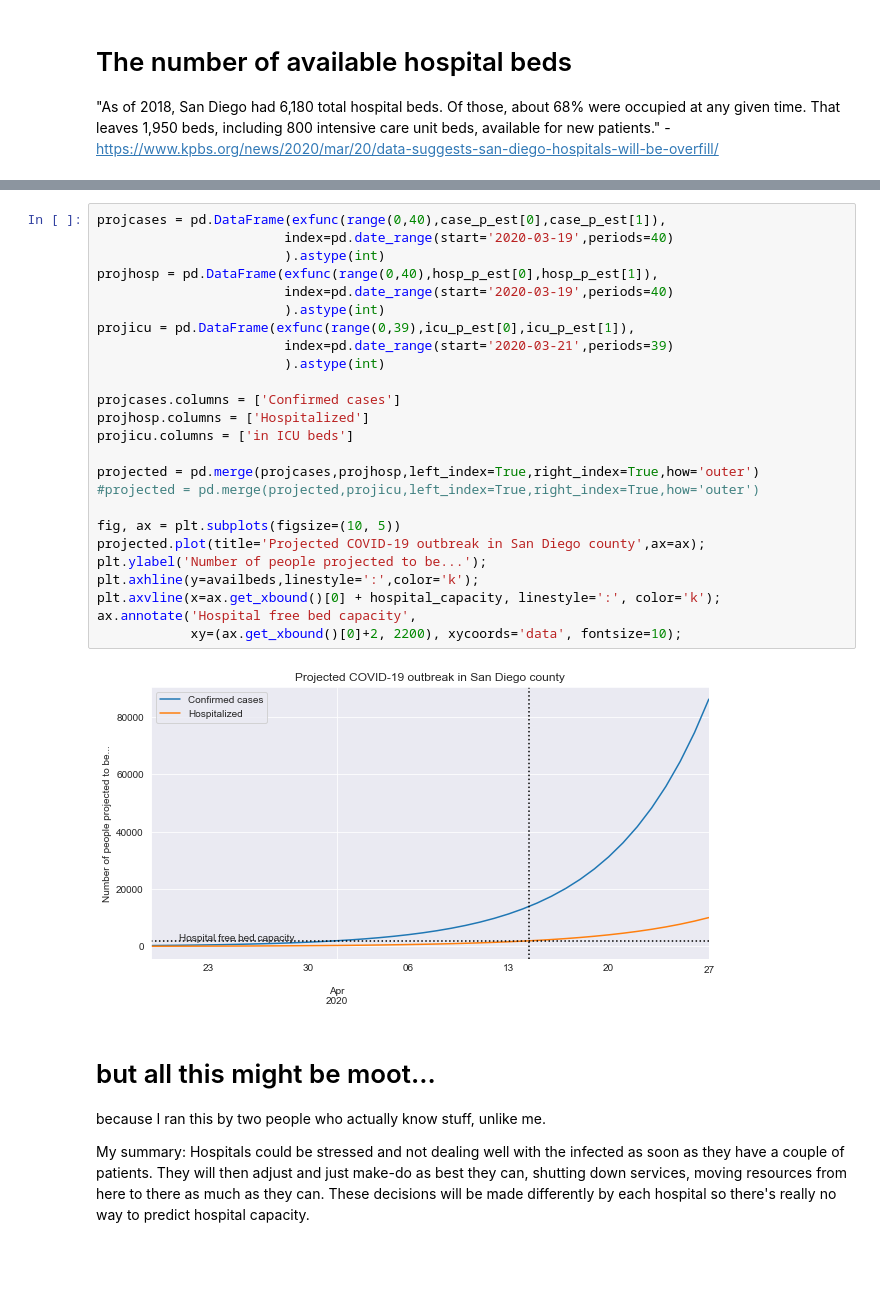
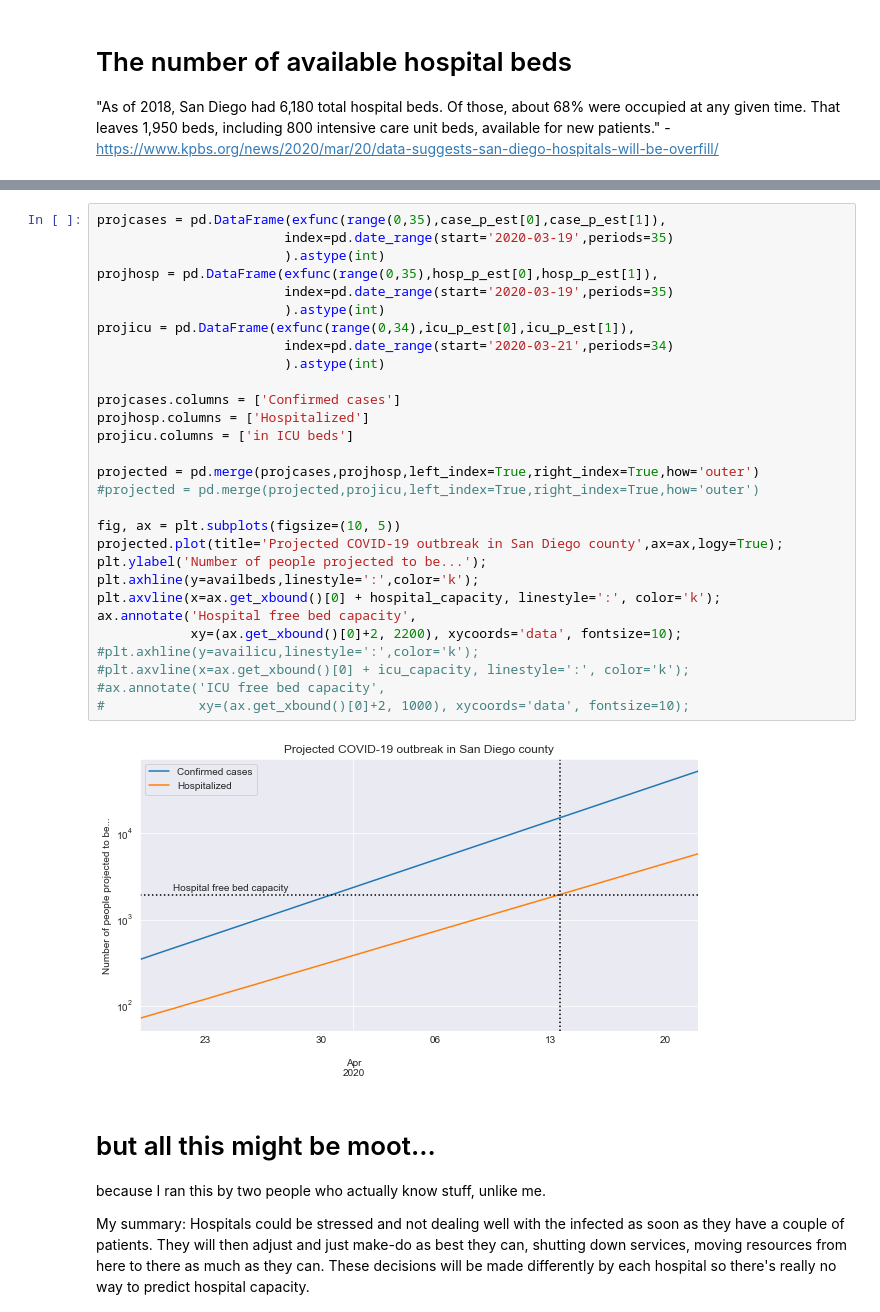
Before and after one commit to jasongfleischer/SanDiegoCountyCOVID19, a Jupyter notebook: San Diego Country Coronavirus History.ipynb, the cells around one changed output, grey strips where cells are left out. Drawn from its saved outputs; the diff is of its cells as text; blank space fills up the shorter version.

```diff
--- a/San Diego Country Coronavirus History.ipynb
+++ b/San Diego Country Coronavirus History.ipynb
@@ -308,30 +315,34 @@ ICUs reach capacity on 2020-04-19 07:52:09.246998123
 # %%
-projcases = pd.DataFrame(exfunc(range(0,40),case_p_est[0],case_p_est[1]),
-                        index=pd.date_range(start='2020-03-19',periods=40)
+projcases = pd.DataFrame(exfunc(range(0,35),case_p_est[0],case_p_est[1]),
+                        index=pd.date_range(start='2020-03-19',periods=35)
                         ).astype(int)
-projhosp = pd.DataFrame(exfunc(range(0,40),hosp_p_est[0],hosp_p_est[1]),
-                        index=pd.date_range(start='2020-03-19',periods=40)
+projhosp = pd.DataFrame(exfunc(range(0,35),hosp_p_est[0],hosp_p_est[1]),
+                        index=pd.date_range(start='2020-03-19',periods=35)
                         ).astype(int)
-projicu = pd.DataFrame(exfunc(range(0,39),icu_p_est[0],icu_p_est[1]),
-                        index=pd.date_range(start='2020-03-21',periods=39)
+projicu = pd.DataFrame(exfunc(range(0,34),icu_p_est[0],icu_p_est[1]),
+                        index=pd.date_range(start='2020-03-21',periods=34)
                         ).astype(int)
 
 projcases.columns = ['Confirmed cases']
 projhosp.columns = ['Hospitalized']
 projicu.columns = ['in ICU beds']
 
 projected = pd.merge(projcases,projhosp,left_index=True,right_index=True,how='outer')
 #projected = pd.merge(projected,projicu,left_index=True,right_index=True,how='outer')
 
 fig, ax = plt.subplots(figsize=(10, 5))
-projected.plot(title='Projected COVID-19 outbreak in San Diego county',ax=ax);
+projected.plot(title='Projected COVID-19 outbreak in San Diego county',ax=ax,logy=True);
 plt.ylabel('Number of people projected to be...');
 plt.axhline(y=availbeds,linestyle=':',color='k');
 plt.axvline(x=ax.get_xbound()[0] + hospital_capacity, linestyle=':', color='k');
 ax.annotate('Hospital free bed capacity',
             xy=(ax.get_xbound()[0]+2, 2200), xycoords='data', fontsize=10);
+#plt.axhline(y=availicu,linestyle=':',color='k');
+#plt.axvline(x=ax.get_xbound()[0] + icu_capacity, linestyle=':', color='k');
+#ax.annotate('ICU free bed capacity',
+#            xy=(ax.get_xbound()[0]+2, 1000), xycoords='data', fontsize=10);
 # %% [output]
-[figure, old version]
+[figure, new version]
 # %% [markdown]
 # but all this might be moot...
 because I ran this by two people who actually know stuff, unlike me.
```
Also changed, not shown: parts of 12 cells of this notebook, 2 other files.
